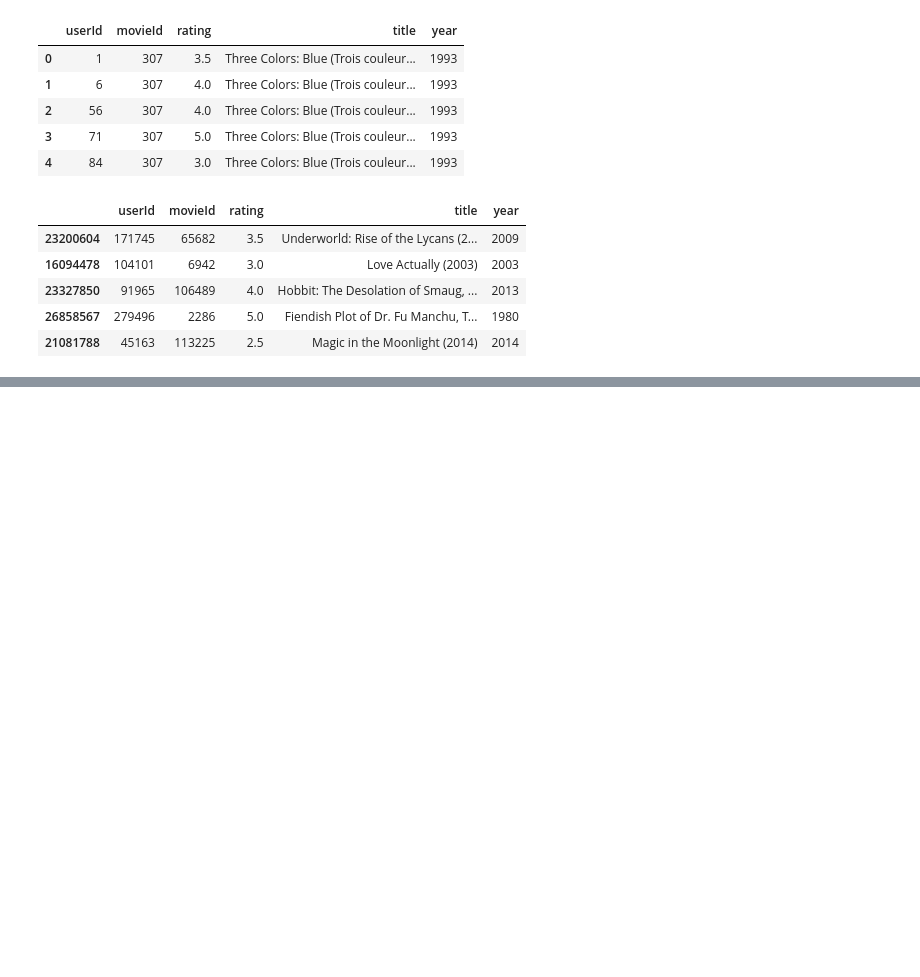
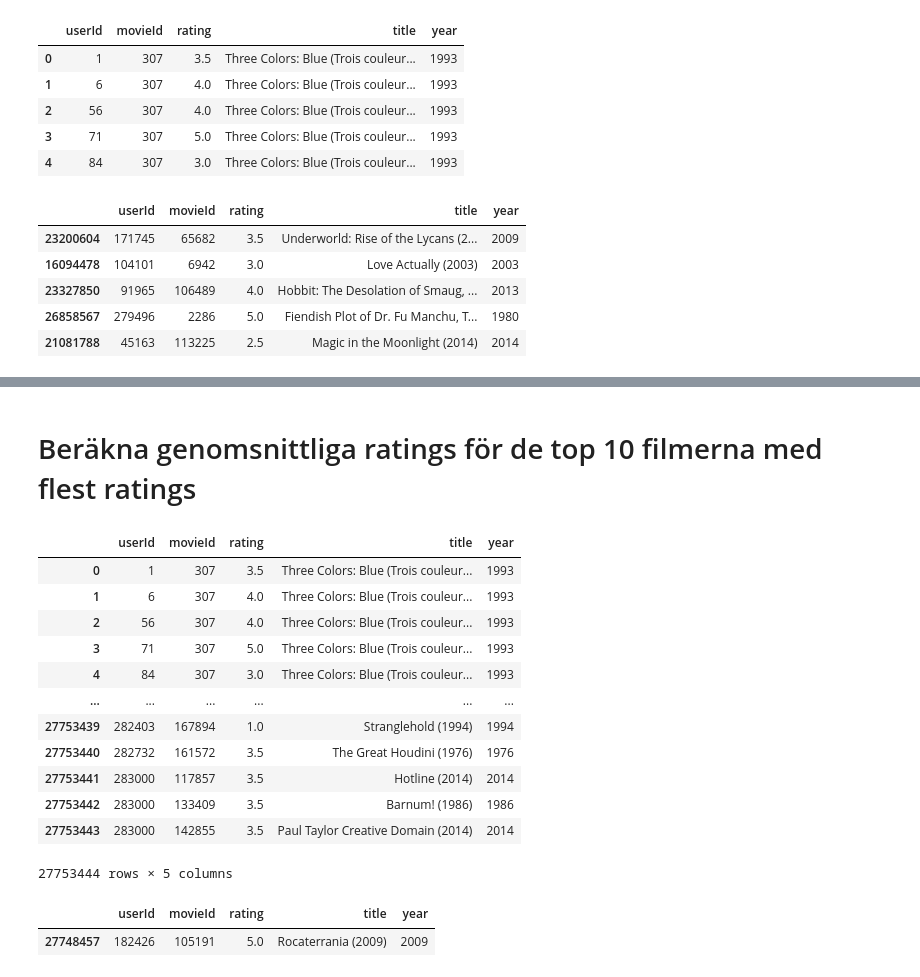
Before and after one commit to JoelOscarsson/Machine-Learning, a Jupyter notebook: Projects/Recommender-System.ipynb, the cells around one changed output, grey strips where cells are left out. Cells and saved outputs as stored; diff of their text form; code cells hidden in the pictures; blank space fills up the shorter version.

```diff
--- a/Projects/Recommender-System.ipynb
+++ b/Projects/Recommender-System.ipynb
@@ -239,3 +230,45 @@ smaller_df = df_.drop(['userId', 'title', 'year'], axis=1)
+# %% [markdown]
+# Beräkna genomsnittliga ratings för de top 10 filmerna med flest ratings
+# %%
+df_
+# %% [output]
+|  | userId | movieId | rating | title | year |
+| 0 | 1 | 307 | 3.5 | Three Colors: Blue (Trois couleur... | 1993 |
+| 1 | 6 | 307 | 4.0 | Three Colors: Blue (Trois couleur... | 1993 |
+| 2 | 56 | 307 | 4.0 | Three Colors: Blue (Trois couleur... | 1993 |
+| 3 | 71 | 307 | 5.0 | Three Colors: Blue (Trois couleur... | 1993 |
+| 4 | 84 | 307 | 3.0 | Three Colors: Blue (Trois couleur... | 1993 |
+| ... | ... | ... | ... | ... | ... |
+| 27753439 | 282403 | 167894 | 1.0 | Stranglehold (1994) | 1994 |
+| 27753440 | 282732 | 161572 | 3.5 | The Great Houdini (1976) | 1976 |
+| 27753441 | 283000 | 117857 | 3.5 | Hotline (2014) | 2014 |
+| 27753442 | 283000 | 133409 | 3.5 | Barnum! (1986) | 1986 |
+| 27753443 | 283000 | 142855 | 3.5 | Paul Taylor Creative Domain (2014) | 2014 |
+27753444 rows × 5 columns
+# %%
+avg_ratings= df_.groupby('movieId')['rating'].mean().nlargest(10)
+avg_ratings_top_10 = avg_ratings.sort_values(ascending=True)
+avg_ratings_top_10.head(10)
+
+# Find specifik movie row based on moveid
+# df_.loc[df_['movieId'] == 27914]
+df_.loc[df_['movieId'] == 92783]
+df_.loc[df_['movieId'] == 93967]
+df_.loc[df_['movieId'] == 94972]
+df_.loc[df_['movieId'] == 95977]
+df_.loc[df_['movieId'] == 98437]
+df_.loc[df_['movieId'] == 99450]
+df_.loc[df_['movieId'] == 103143]
+df_.loc[df_['movieId'] == 103472]
+df_.loc[df_['movieId'] == 105191]
+
+
+
+# get the count of ratings for each rating level for the top 10 movies
+# df_top10_ratings = df_cleaned_list[df_cleaned_list['title'].isin(df_top10_most_ratings.index)].groupby('rating')['userId'].count()
+# %% [output]
+|  | userId | movieId | rating | title | year |
+| 27748457 | 182426 | 105191 | 5.0 | Rocaterrania (2009) | 2009 |
 # %%
 # TODO: Plot how many NaN values there is in the dataset DONE
 # TODO: Plot top10 movies with best ratings DONE
```
Also changed, not shown: parts of 2 cells of this notebook.
